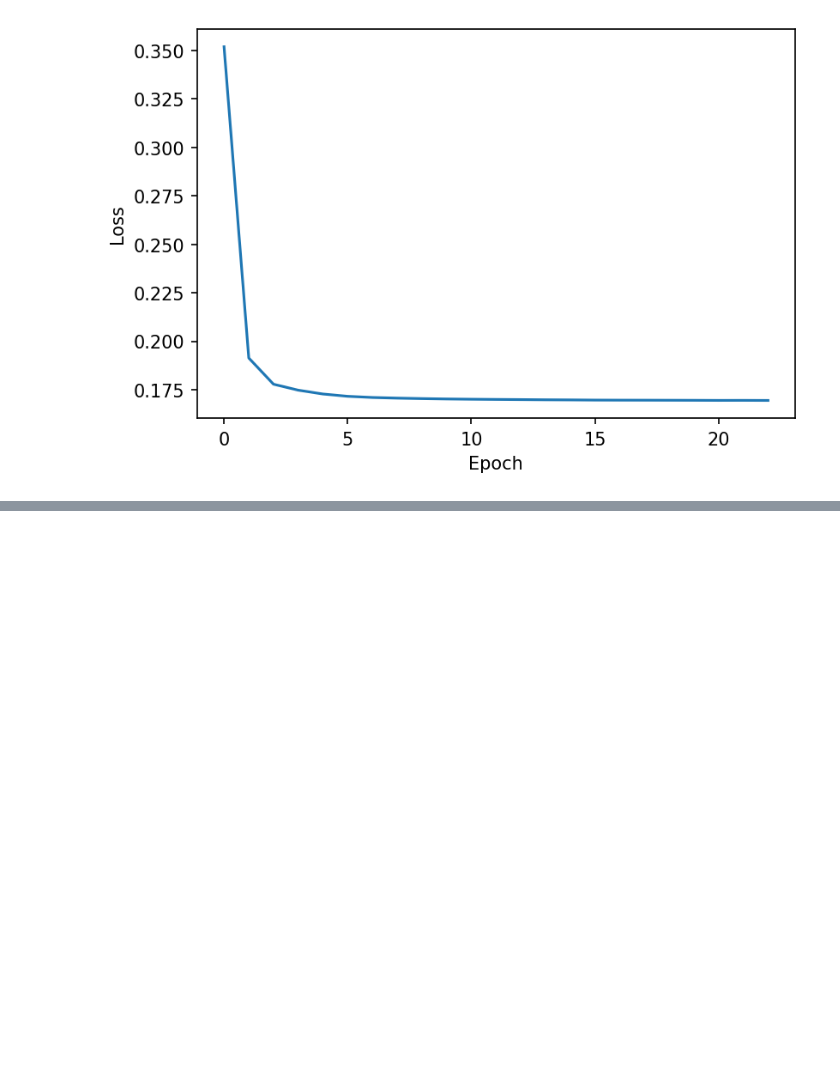
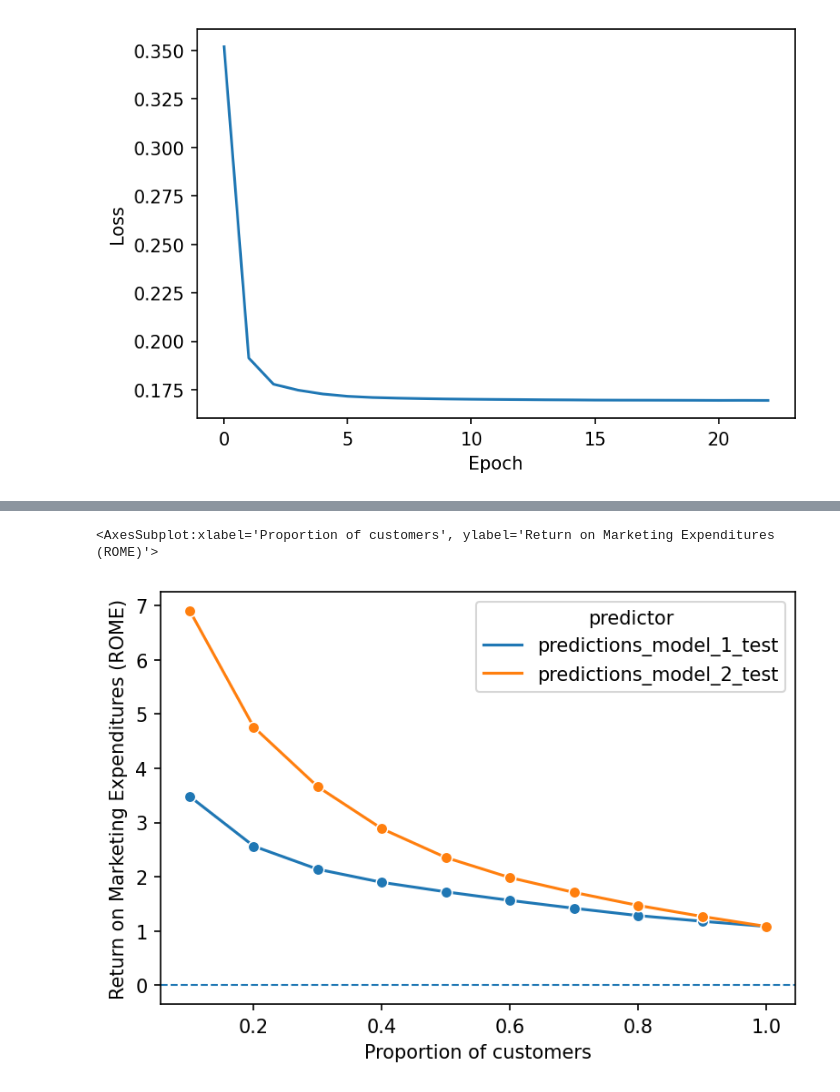
Before and after one commit to sauravjayan/Intuit-Quickbooks, a Jupyter notebook: sub-notebooks/Saurav.ipynb, the cells around one changed output, grey strips where cells are left out. Saved outputs shown, nothing was run; the diff lists cells and outputs as text; code cells hidden in the pictures; blank space fills up the shorter version.

```diff
--- a/sub-notebooks/Saurav.ipynb
+++ b/sub-notebooks/Saurav.ipynb
@@ -400,0 +341,7 @@ gains_plot(df=df,rvar='res1_yes',lev=1,pred=['predictions_1','predictions_2'])
+# %%
+# ROME plot
+
+ROME_plot(df=df_test,rvar='res1_yes',lev=1,pred=['predictions_model_1_test','predictions_model_2_test'], cost=1.41,margin=60)
+# %% [output]
+<AxesSubplot:xlabel='Proportion of customers', ylabel='Return on Marketing Expenditures (ROME)'>
+[figure, added]
```
Also changed, not shown: parts of 53 cells of this notebook.
